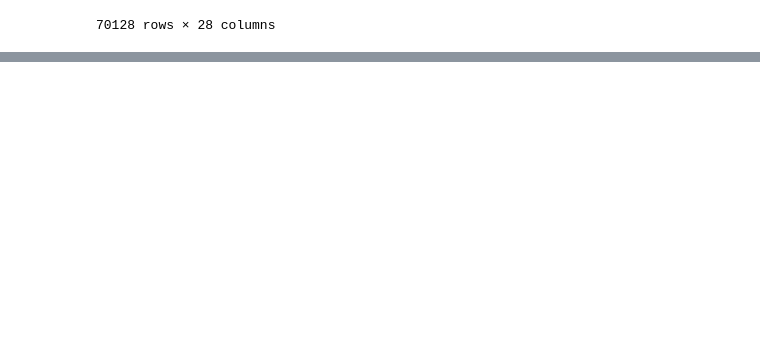
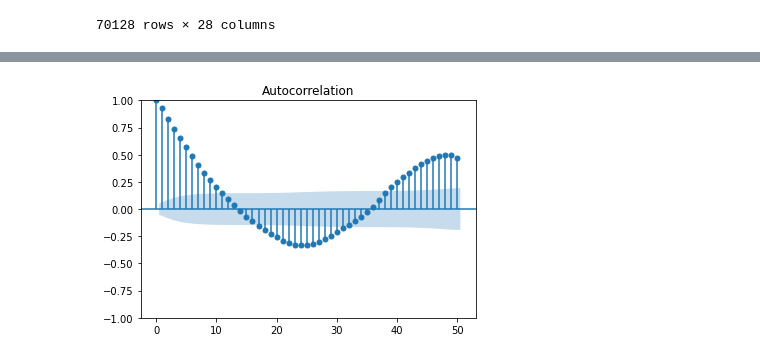
Before and after one commit to silasyl/DatathONS-Time2, a Jupyter notebook: Analise_SARIMAX.ipynb, the cells around one changed output, grey strips where cells are left out. Saved outputs shown, nothing was run; the diff lists cells and outputs as text; code cells hidden in the pictures; blank space fills up the shorter version.

```diff
--- a/Analise_SARIMAX.ipynb
+++ b/Analise_SARIMAX.ipynb
@@ -62,0 +75,2 @@ plt.show()
+# %%
+df_u1.loc[:, 'vies'] = df_u1['U1_Ven_Verif.txt'] - df_u1['U1_Ven_Prev.txt']
@@ -62,0 +183,5 @@ plt.show()
+# %%
+plot_acf(train, lags=50)
+plt.show()
+# %% [output]
+[figure, added]
```
Also changed, not shown: parts of 32 cells of this notebook.
